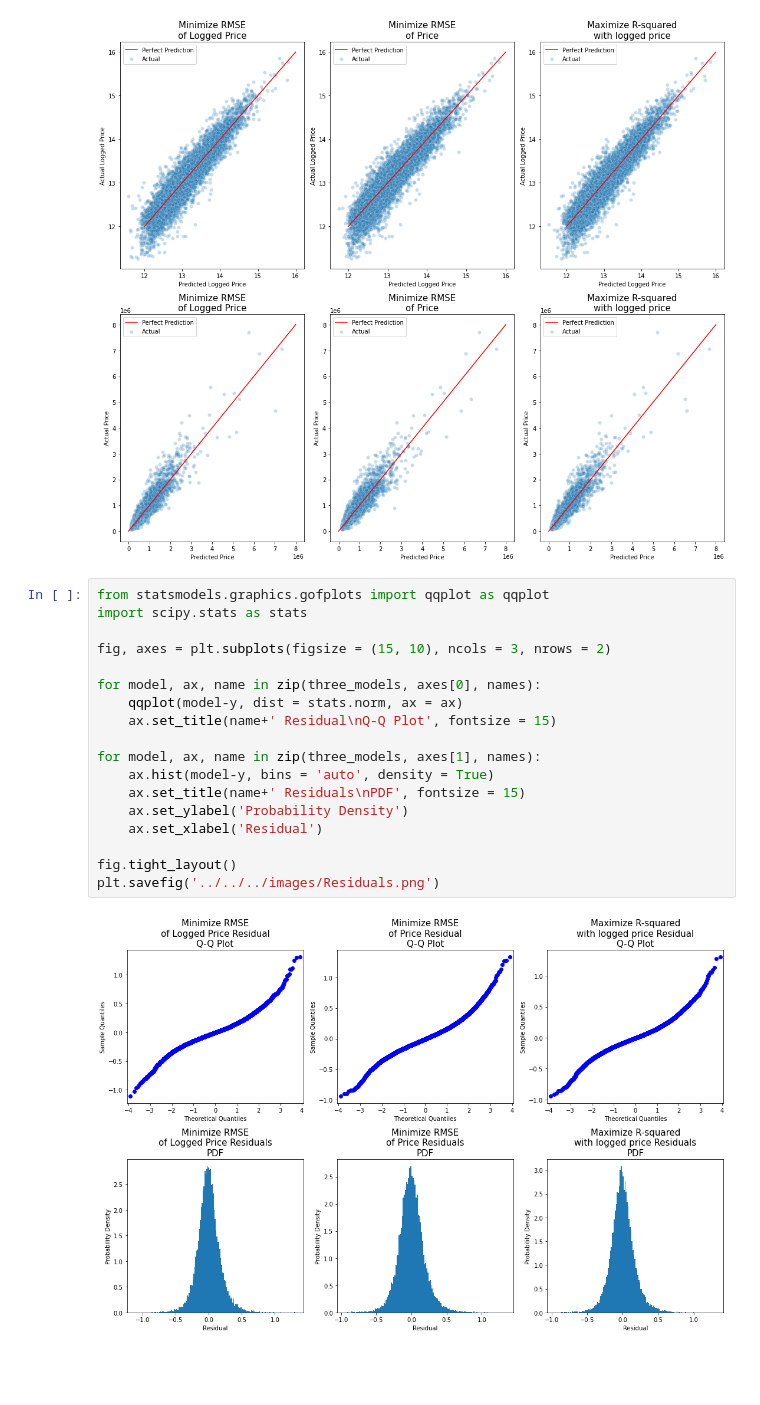
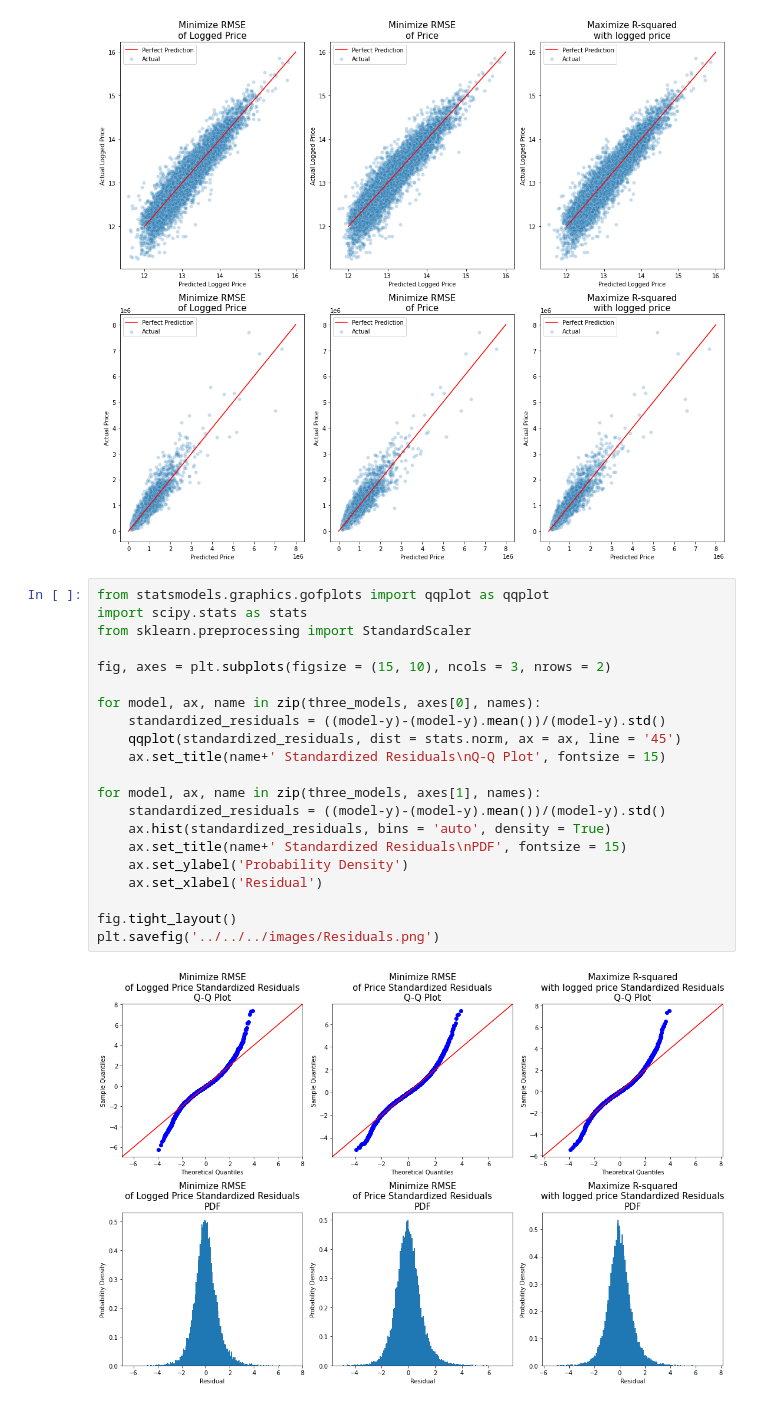
Before and after one commit to andre3000y/bsc-phase-two-project, a Jupyter notebook: notebooks/exploratory/Andre/Feature_selection_all.ipynb, the cells around one changed output. Saved outputs shown, nothing was run; the diff lists cells and outputs as text; blank space fills up the shorter version.

```diff
--- a/notebooks/exploratory/Andre/Feature_selection_all.ipynb
+++ b/notebooks/exploratory/Andre/Feature_selection_all.ipynb
@@ -455,20 +455,23 @@ plt.savefig('../../../images/Predictions.png')
 # %%
 from statsmodels.graphics.gofplots import qqplot as qqplot
 import scipy.stats as stats
+from sklearn.preprocessing import StandardScaler
 
 fig, axes = plt.subplots(figsize = (15, 10), ncols = 3, nrows = 2)
 
 for model, ax, name in zip(three_models, axes[0], names):
-    qqplot(model-y, dist = stats.norm, ax = ax)
-    ax.set_title(name+' Residual\nQ-Q Plot', fontsize = 15)
+    standardized_residuals = ((model-y)-(model-y).mean())/(model-y).std()
+    qqplot(standardized_residuals, dist = stats.norm, ax = ax, line = '45')
+    ax.set_title(name+' Standardized Residuals\nQ-Q Plot', fontsize = 15)
 
 for model, ax, name in zip(three_models, axes[1], names):
-    ax.hist(model-y, bins = 'auto', density = True)
-    ax.set_title(name+' Residuals\nPDF', fontsize = 15)
+    standardized_residuals = ((model-y)-(model-y).mean())/(model-y).std()
+    ax.hist(standardized_residuals, bins = 'auto', density = True)
+    ax.set_title(name+' Standardized Residuals\nPDF', fontsize = 15)
     ax.set_ylabel('Probability Density')
     ax.set_xlabel('Residual')
 
 fig.tight_layout()
 plt.savefig('../../../images/Residuals.png')
 # %% [output]
-[figure, old version]
+[figure, new version]
```
Also changed, not shown: 6 other files.
